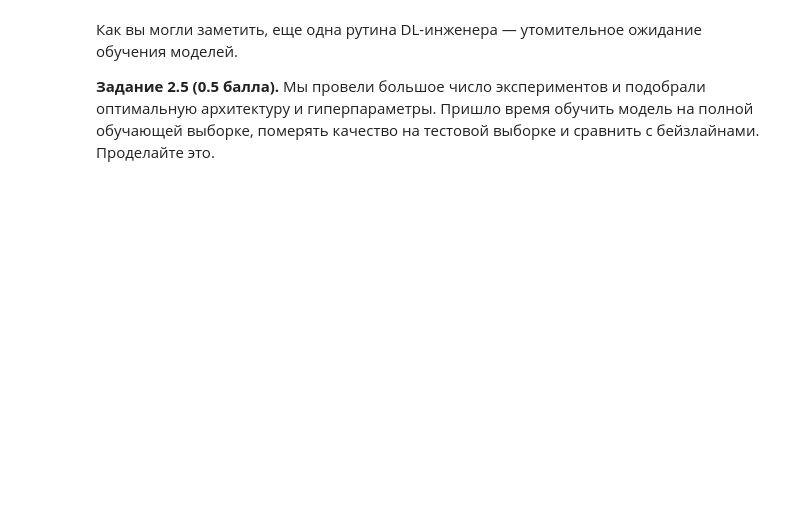
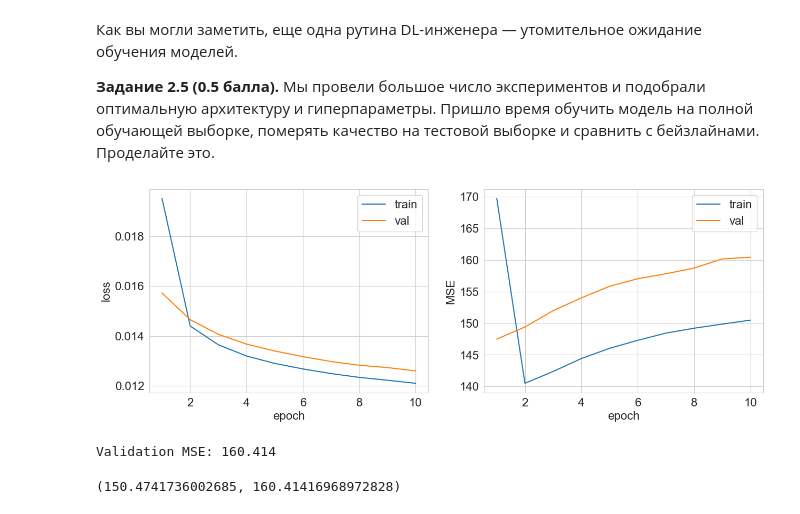
Before and after one commit to IYuminov/intro-to-dl-hse, a Jupyter notebook: homeworks-small/shw-01-mlp-light.ipynb, the cells around one changed output. Saved outputs shown, nothing was run; the diff lists cells and outputs as text; code cells hidden in the pictures; blank space fills up the shorter version.

```diff
--- a/homeworks-small/shw-01-mlp-light.ipynb
+++ b/homeworks-small/shw-01-mlp-light.ipynb
@@ -704,7 +704,7 @@ metric = lambda y_true, y_pred, : torch.mean(denormalize(y_pred[:, 0] - y_true,
 best_val = np.inf
 best_wd = 0
 
-for w_d in tqdm([1e-6, 1e-4, 1e-3]):
+for w_d in tqdm([0, 1e-6, 1e-4]):
     optimizer = torch.optim.SGD(net.parameters(), lr= best_lr, momentum= 0.8, weight_decay= w_d)
     _, mse_val = train_and_validate(net, optimizer, criterion, metric, train_loader_scaller, val_loader_scaller, 4, device, verbose= False)
     print(f'MSE error: {mse_val} for weight_decay: {w_d}')
@@ -725,23 +728,80 @@ MSE error: 149.52158944235953 for weight_decay: 1e-06
 
 **Задание 2.5 (0.5 балла).** Мы провели большое число экспериментов и подобрали оптимальную архитектуру и гиперпараметры. Пришло время обучить модель на полной обучающей выборке, померять качество на тестовой выборке и сравнить с бейзлайнами. Проделайте это.
 # %%
+# YOUR CODE HERE (－.－)...zzzZZZzzzZZZ
 scaller = StandardScaler()
 
+# заново читаю данные
+df = pd.read_csv('data.txt.zip', header= None)
+X = df.iloc[:, 1:].values
+y = df.iloc[:, 0].values
+
+# разбивка данные на train и test
+train_size = int(0.75 * X.shape[0])
+X_train = X[:train_size, :]
+y_train = y[:train_size]
+X_test = X[train_size:, :]
+y_test = y[train_size:]
+
+# скалирую train и test данные
 X_train_scaller = scaller.fit_transform(X_train) # скалирование train данных
-X_val_scaller = scaller.transform(X_val) # скалирование validate данных
+X_test_scaller = scaller.transform(X_test) # скалирование test данных
 
+# преобразую train и test данные в тензор
 tensor_X_train = torch.from_numpy(X_train_scaller).float() # перевожу train скалированные данные в torch.tensor с float32
-tensor_X_val = torch.from_numpy(X_val_scaller).float()# validate скалированные данные в torch.tensor с float32
+tensor_X_test = torch.from_numpy(X_test_scaller).float()# validate скалированные данные в torch.tensor с float32
 
+# преобразую train и test таргет в тензор
+tensor_Y_train = torch.from_numpy(y_train - y_train.min()).float()
+tensor_Y_test = torch.from_numpy(y_test - y_train.min()).float()
+
+# для денормализации
+min_target, max_target = tensor_Y_train.min(), tensor_Y_train.max()
+
+# + нормализую от 0 до 1
+tensor_Y_train = normalize(tensor_Y_train)
+tensor_Y_test = normalize(tensor_Y_test)
+
+# формирую датасет для обучения
 train_tensor_dataset_scaller = TensorDataset(
     tensor_X_train,
-    tensor_Y_train.reshape(-1, 1) # беру из прошлого преобразования
+    tensor_Y_train.reshape(-1, 1)
     )
 
-val_tensor_dataset_scaller = TensorDataset(
-    tensor_X_val,
-    tensor_Y_val.reshape(-1, 1) # также из прошлого преобразования
+# датасет для теста
+test_tensor_dataset_scaller = TensorDataset(
+    tensor_X_test,
+    tensor_Y_test.reshape(-1, 1)
     )
 
 train_loader_scaller = DataLoader(train_tensor_dataset_scaller, batch_size= 64, shuffle= True, num_workers= 4, drop_last= True)
 val_loader_scaller = DataLoader(val_tensor_dataset_scaller, batch_size= 64, shuffle= False, num_workers= 4, drop_last= True)
+
+class Net(nn.Module):
+    def __init__(self, num_hidden= 256):
+        super().__init__()
+        self.net = nn.Sequential(
+            nn.Linear(90, num_hidden),
+            nn.Dropout(p= 0.2),
+            nn.ReLU(),
+            nn.Linear(num_hidden, num_hidden),
+            nn.Dropout(p= 0.2),
+            nn.ReLU(),
+            nn.Linear(num_hidden, 1),
+            nn.Sigmoid()
+        )
+
+    def forward(self, x):
+        return self.net(x)
+
+net = Net().to(device)
+optimizer = torch.optim.SGD(net.parameters(), lr= best_lr, momentum= 0.8, weight_decay= best_wd)
+criterion = nn.MSELoss()
+metric = lambda y_true, y_pred, : torch.mean(denormalize(y_pred[:, 0] - y_true, min_target, max_target) ** 2)
+
+
+train_and_validate(net, optimizer, criterion, metric, train_loader_scaller, val_loader_scaller, 10, device, verbose= True)
+# %% [output]
+[figure, added]
+Validation MSE: 160.414
+(150.4741736002685, 160.41416968972828)
```
Also changed, not shown: parts of 10 cells of this notebook.
